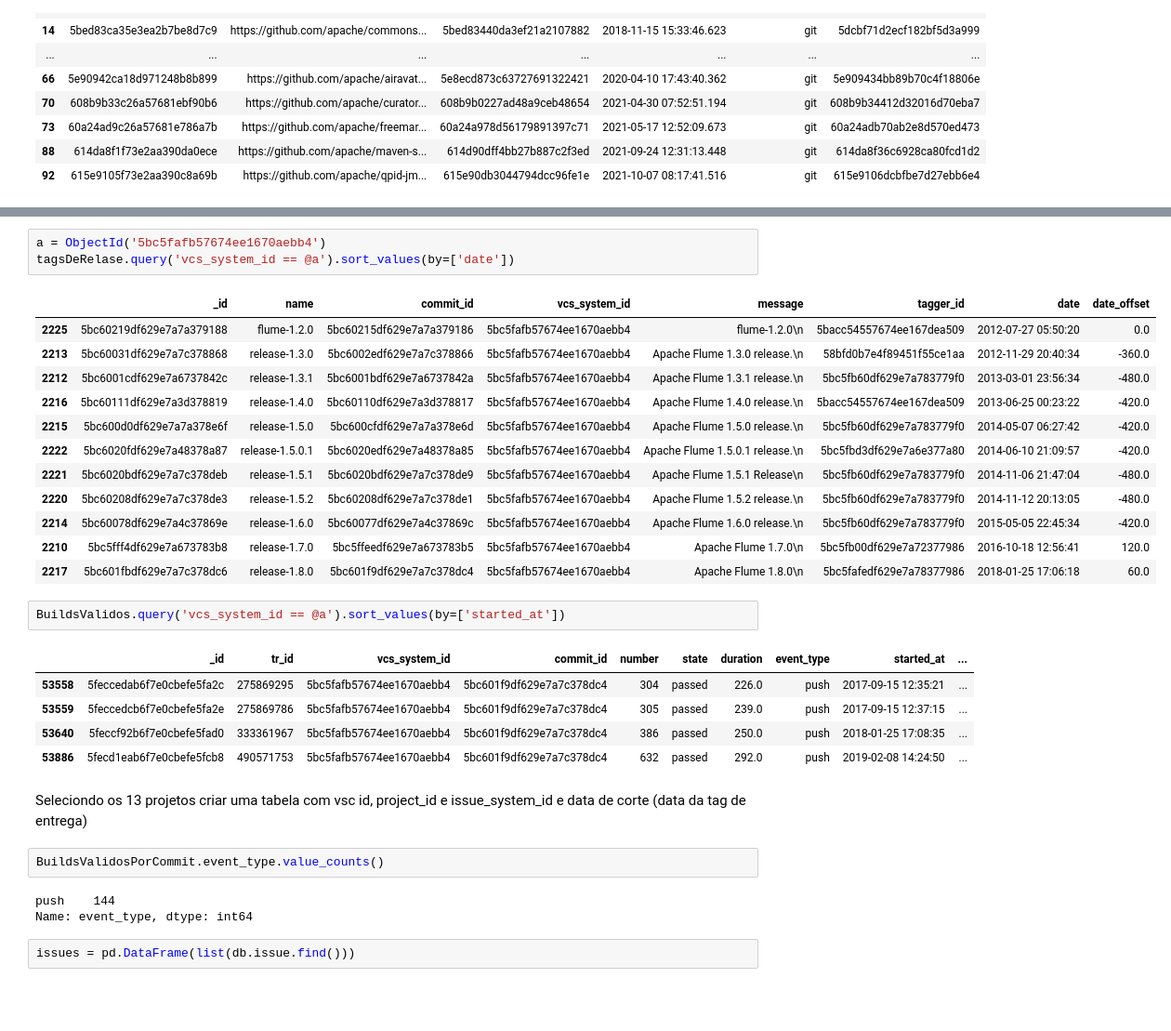
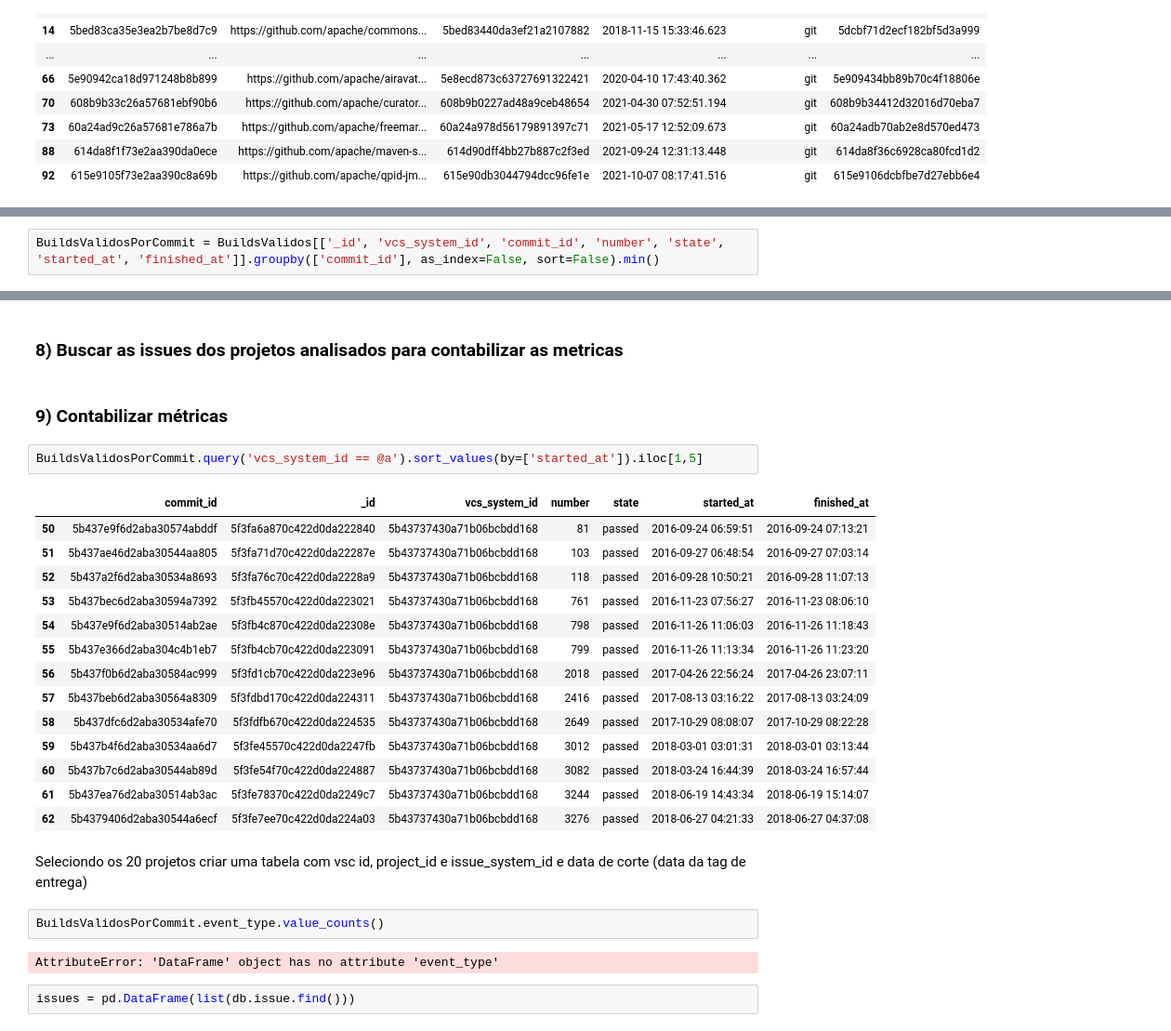
Before and after one commit to diegoandrade-iuv/msr-ch2022-cd, a Jupyter notebook: perguntas de pesquisa.ipynb, the cells around one changed output, grey strips where cells are left out. Shown at 93% size. Drawn from its saved outputs; the diff is of its cells as text; blank space fills up the shorter version.

```diff
--- a/perguntas de pesquisa.ipynb
+++ b/perguntas de pesquisa.ipynb
@@ -188,0 +124,2 @@ manifoldcf
+# %%
+BuildsValidosPorCommit = BuildsValidos[['_id', 'vcs_system_id', 'commit_id', 'number', 'state', 'started_at', 'finished_at']].groupby(['commit_id'], as_index=False, sort=False).min()
@@ -189,34 +217,30 @@ manifoldcf
+# %% [markdown]
+### 8) Buscar as issues dos projetos analisados para contabilizar as metricas
+# %% [markdown]
+### 9) Contabilizar métricas
 # %%
-a = ObjectId('5bc5fafb57674ee1670aebb4')
-tagsDeRelase.query('vcs_system_id == @a').sort_values(by=['date'])
+BuildsValidosPorCommit.query('vcs_system_id == @a').sort_values(by=['started_at']).iloc[1,5]
 # %% [output]
-|  | _id | name | commit_id | vcs_system_id | message | tagger_id | date | date_offset |
-| 2225 | 5bc60219df629e7a7a379188 | flume-1.2.0 | 5bc60215df629e7a7a379186 | 5bc5fafb57674ee1670aebb4 | flume-1.2.0\n | 5bacc54557674ee167dea509 | 2012-07-27 05:50:20 | 0.0 |
-| 2213 | 5bc60031df629e7a7c378868 | release-1.3.0 | 5bc6002edf629e7a7c378866 | 5bc5fafb57674ee1670aebb4 | Apache Flume 1.3.0 release.\n | 58bfd0b7e4f89451f55ce1aa | 2012-11-29 20:40:34 | -360.0 |
-| 2212 | 5bc6001cdf629e7a6737842c | release-1.3.1 | 5bc6001bdf629e7a6737842a | 5bc5fafb57674ee1670aebb4 | Apache Flume 1.3.1 release.\n | 5bc5fb60df629e7a783779f0 | 2013-03-01 23:56:34 | -480.0 |
-| 2216 | 5bc60111df629e7a3d378819 | release-1.4.0 | 5bc60110df629e7a3d378817 | 5bc5fafb57674ee1670aebb4 | Apache Flume 1.4.0 release.\n | 5bacc54557674ee167dea509 | 2013-06-25 00:23:22 | -420.0 |
-| 2215 | 5bc600d0df629e7a7a378e6f | release-1.5.0 | 5bc600cfdf629e7a7a378e6d | 5bc5fafb57674ee1670aebb4 | Apache Flume 1.5.0 release.\n | 5bc5fb60df629e7a783779f0 | 2014-05-07 06:27:42 | -420.0 |
-| 2222 | 5bc6020fdf629e7a48378a87 | release-1.5.0.1 | 5bc6020edf629e7a48378a85 | 5bc5fafb57674ee1670aebb4 | Apache Flume 1.5.0.1 release.\n | 5bc5fbd3df629e7a6e377a80 | 2014-06-10 21:09:57 | -420.0 |
-| 2221 | 5bc6020bdf629e7a7c378deb | release-1.5.1 | 5bc6020bdf629e7a7c378de9 | 5bc5fafb57674ee1670aebb4 | Apache Flume 1.5.1 Release\n | 5bc5fb60df629e7a783779f0 | 2014-11-06 21:47:04 | -480.0 |
-| 2220 | 5bc60208df629e7a7c378de3 | release-1.5.2 | 5bc60208df629e7a7c378de1 | 5bc5fafb57674ee1670aebb4 | Apache Flume 1.5.2 release.\n | 5bc5fb60df629e7a783779f0 | 2014-11-12 20:13:05 | -480.0 |
-| 2214 | 5bc60078df629e7a4c37869e | release-1.6.0 | 5bc60077df629e7a4c37869c | 5bc5fafb57674ee1670aebb4 | Apache Flume 1.6.0 release.\n | 5bc5fb60df629e7a783779f0 | 2015-05-05 22:45:34 | -420.0 |
-| 2210 | 5bc5fff4df629e7a673783b8 | release-1.7.0 | 5bc5ffeedf629e7a673783b5 | 5bc5fafb57674ee1670aebb4 | Apache Flume 1.7.0\n | 5bc5fb00df629e7a72377986 | 2016-10-18 12:56:41 | 120.0 |
-| 2217 | 5bc601fbdf629e7a7c378dc6 | release-1.8.0 | 5bc601f9df629e7a7c378dc4 | 5bc5fafb57674ee1670aebb4 | Apache Flume 1.8.0\n | 5bc5fafedf629e7a78377986 | 2018-01-25 17:06:18 | 60.0 |
+|  | commit_id | _id | vcs_system_id | number | state | started_at | finished_at |
+| 50 | 5b437e9f6d2aba30574abddf | 5f3fa6a870c422d0da222840 | 5b43737430a71b06bcbdd168 | 81 | passed | 2016-09-24 06:59:51 | 2016-09-24 07:13:21 |
+| 51 | 5b437ae46d2aba30544aa805 | 5f3fa71d70c422d0da22287e | 5b43737430a71b06bcbdd168 | 103 | passed | 2016-09-27 06:48:54 | 2016-09-27 07:03:14 |
+| 52 | 5b437a2f6d2aba30534a8693 | 5f3fa76c70c422d0da2228a9 | 5b43737430a71b06bcbdd168 | 118 | passed | 2016-09-28 10:50:21 | 2016-09-28 11:07:13 |
+| 53 | 5b437bec6d2aba30594a7392 | 5f3fb45570c422d0da223021 | 5b43737430a71b06bcbdd168 | 761 | passed | 2016-11-23 07:56:27 | 2016-11-23 08:06:10 |
+| 54 | 5b437e9f6d2aba30514ab2ae | 5f3fb4c870c422d0da22308e | 5b43737430a71b06bcbdd168 | 798 | passed | 2016-11-26 11:06:03 | 2016-11-26 11:18:43 |
+| 55 | 5b437e366d2aba304c4b1eb7 | 5f3fb4cb70c422d0da223091 | 5b43737430a71b06bcbdd168 | 799 | passed | 2016-11-26 11:13:34 | 2016-11-26 11:23:20 |
+| 56 | 5b437f0b6d2aba30584ac999 | 5f3fd1cb70c422d0da223e96 | 5b43737430a71b06bcbdd168 | 2018 | passed | 2017-04-26 22:56:24 | 2017-04-26 23:07:11 |
+| 57 | 5b437beb6d2aba30564a8309 | 5f3fdbd170c422d0da224311 | 5b43737430a71b06bcbdd168 | 2416 | passed | 2017-08-13 03:16:22 | 2017-08-13 03:24:09 |
+| 58 | 5b437dfc6d2aba30534afe70 | 5f3fdfb670c422d0da224535 | 5b43737430a71b06bcbdd168 | 2649 | passed | 2017-10-29 08:08:07 | 2017-10-29 08:22:28 |
+| 59 | 5b437b4f6d2aba30534aa6d7 | 5f3fe45570c422d0da2247fb | 5b43737430a71b06bcbdd168 | 3012 | passed | 2018-03-01 03:01:31 | 2018-03-01 03:13:44 |
+| 60 | 5b437b7c6d2aba30544ab89d | 5f3fe54f70c422d0da224887 | 5b43737430a71b06bcbdd168 | 3082 | passed | 2018-03-24 16:44:39 | 2018-03-24 16:57:44 |
+| 61 | 5b437ea76d2aba30514ab3ac | 5f3fe78370c422d0da2249c7 | 5b43737430a71b06bcbdd168 | 3244 | passed | 2018-06-19 14:43:34 | 2018-06-19 15:14:07 |
+| 62 | 5b4379406d2aba30544a6ecf | 5f3fe7ee70c422d0da224a03 | 5b43737430a71b06bcbdd168 | 3276 | passed | 2018-06-27 04:21:33 | 2018-06-27 04:37:08 |
-# %%
-BuildsValidos.query('vcs_system_id == @a').sort_values(by=['started_at'])
-# %% [output]
-|  | _id | tr_id | vcs_system_id | commit_id | number | state | duration | event_type | started_at | ... |
-| 53558 | 5feccedab6f7e0cbefe5fa2c | 275869295 | 5bc5fafb57674ee1670aebb4 | 5bc601f9df629e7a7c378dc4 | 304 | passed | 226.0 | push | 2017-09-15 12:35:21 | ... |
-| 53559 | 5feccedcb6f7e0cbefe5fa2e | 275869786 | 5bc5fafb57674ee1670aebb4 | 5bc601f9df629e7a7c378dc4 | 305 | passed | 239.0 | push | 2017-09-15 12:37:15 | ... |
-| 53640 | 5feccf92b6f7e0cbefe5fad0 | 333361967 | 5bc5fafb57674ee1670aebb4 | 5bc601f9df629e7a7c378dc4 | 386 | passed | 250.0 | push | 2018-01-25 17:08:35 | ... |
-| 53886 | 5fecd1eab6f7e0cbefe5fcb8 | 490571753 | 5bc5fafb57674ee1670aebb4 | 5bc601f9df629e7a7c378dc4 | 632 | passed | 292.0 | push | 2019-02-08 14:24:50 | ... |
 # %% [markdown]
-Seleciondo os 13 projetos criar uma tabela com vsc id, project_id e issue_system_id e data de corte (data da tag de entrega)
+Seleciondo os 20 projetos criar uma tabela com vsc id, project_id e issue_system_id e data de corte (data da tag de entrega)
 # %%
 BuildsValidosPorCommit.event_type.value_counts()
 # %% [output]
-push    144
-Name: event_type, dtype: int64
+AttributeError: 'DataFrame' object has no attribute 'event_type'
 # %%
 issues = pd.DataFrame(list(db.issue.find()))
 # %%
```
Also changed, not shown: parts of 13 cells of this notebook, 1 other file.
